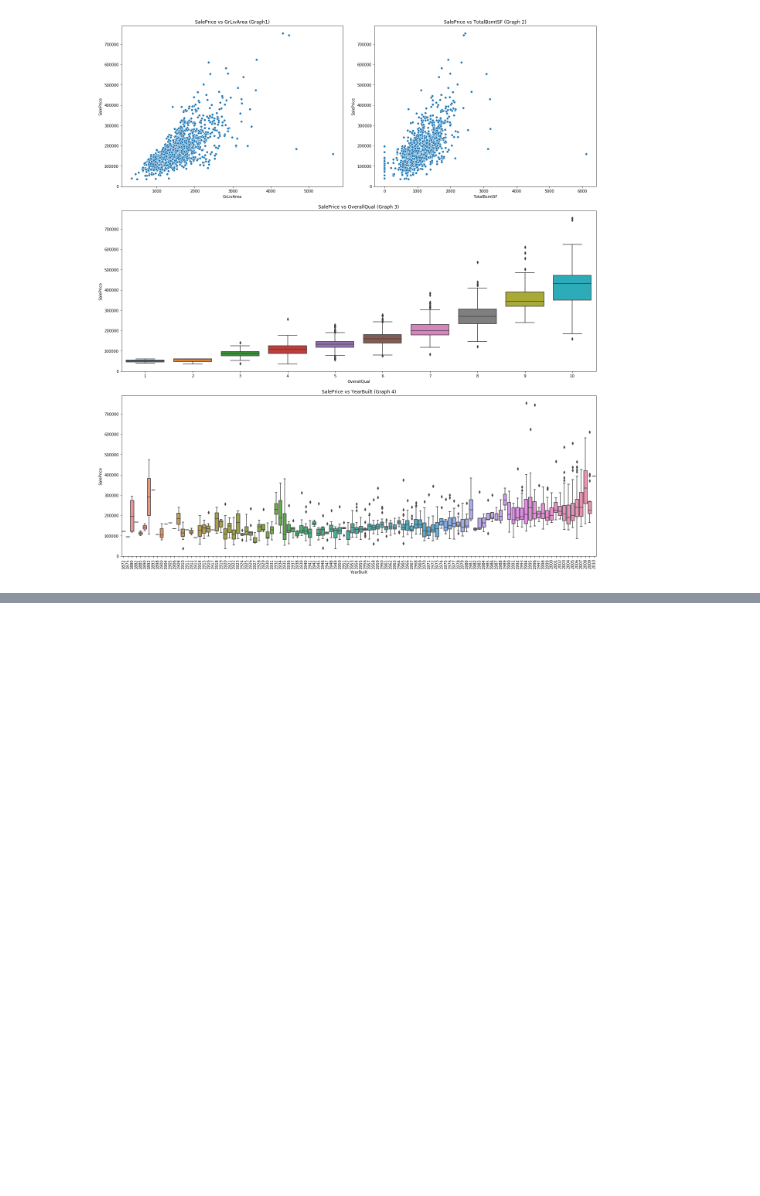
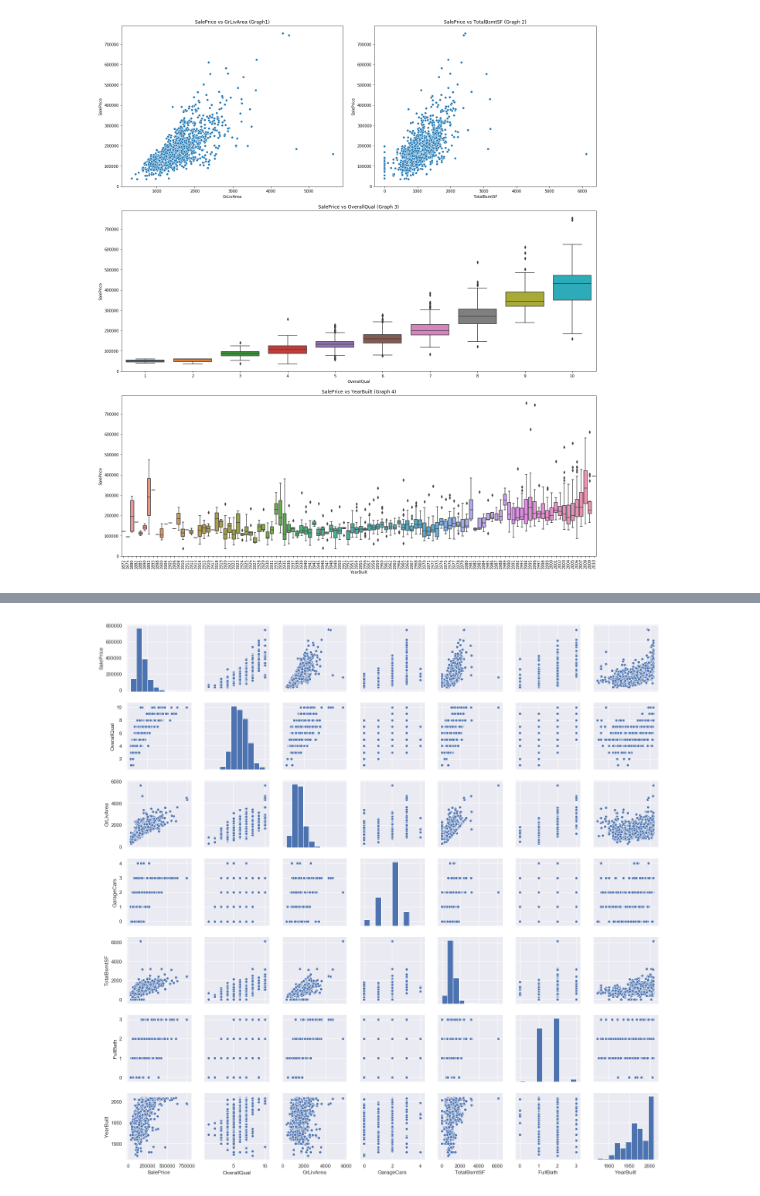
Before and after one commit to sayan31/kaggle-housing-prices-prediction-competition, a Jupyter notebook: housing_prices_predictor_model.ipynb, the cells around one changed output, grey strips where cells are left out. Drawn from its saved outputs; the diff is of its cells as text; code cells hidden in the pictures; blank space fills up the shorter version.

```diff
--- a/housing_prices_predictor_model.ipynb
+++ b/housing_prices_predictor_model.ipynb
@@ -116,0 +172,10 @@ _= boxplot.set_xticklabels(boxplot.get_xticklabels(),rotation=90)
+# %%
+# Visualize the relationship between the top 5 correlated predictor variables & target variable.
+# GarageCars and GarageArea variables are closely correlated.
+# We choose GarageCars because it's correlation is higher than that of GarageArea
+sns.set()
+cols = ['SalePrice', 'OverallQual', 'GrLivArea', 'GarageCars', 'TotalBsmtSF', 'FullBath', 'YearBuilt']
+sns.pairplot(df_train[cols], size = 2.5)
+plt.show();
+# %% [output]
+[figure, added]
```
Also changed, not shown: parts of 11 cells of this notebook.
